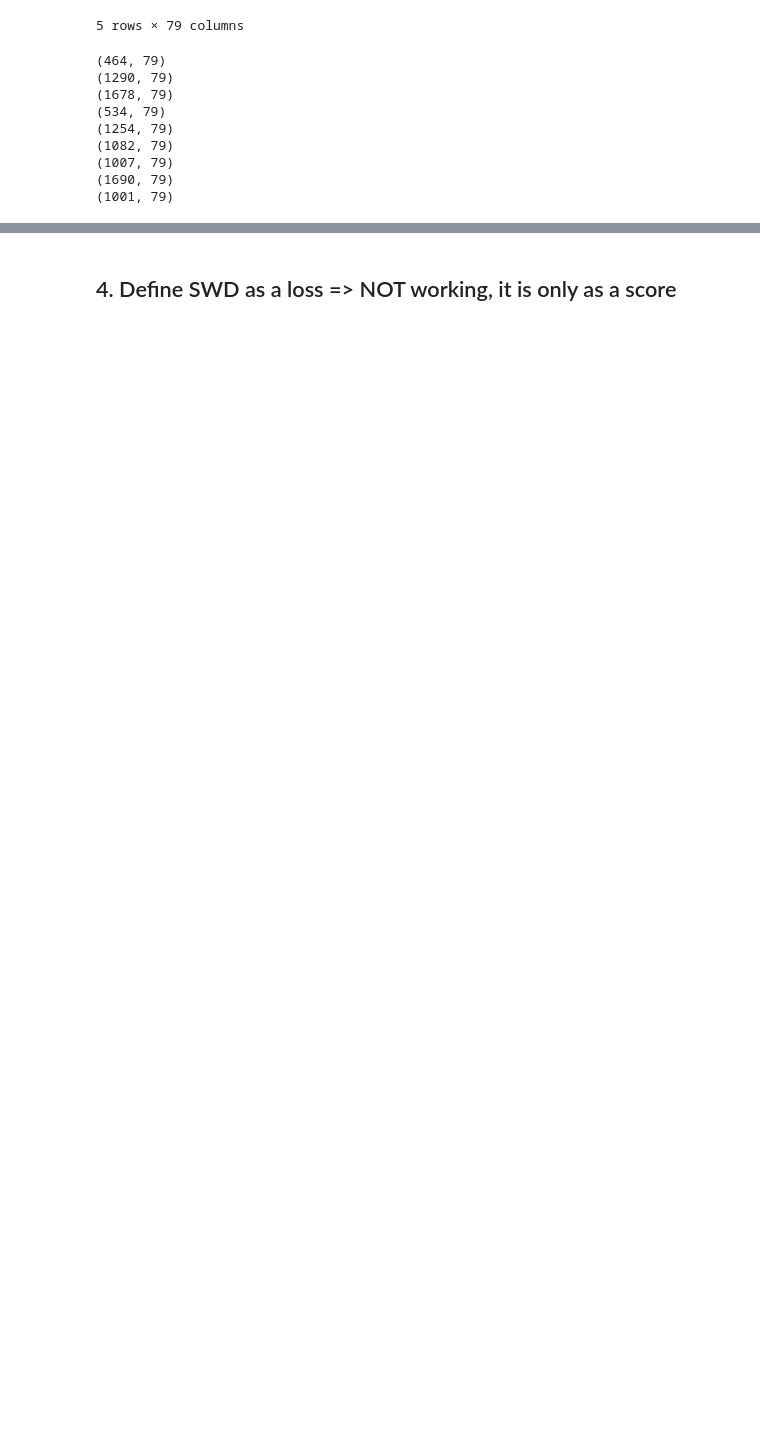
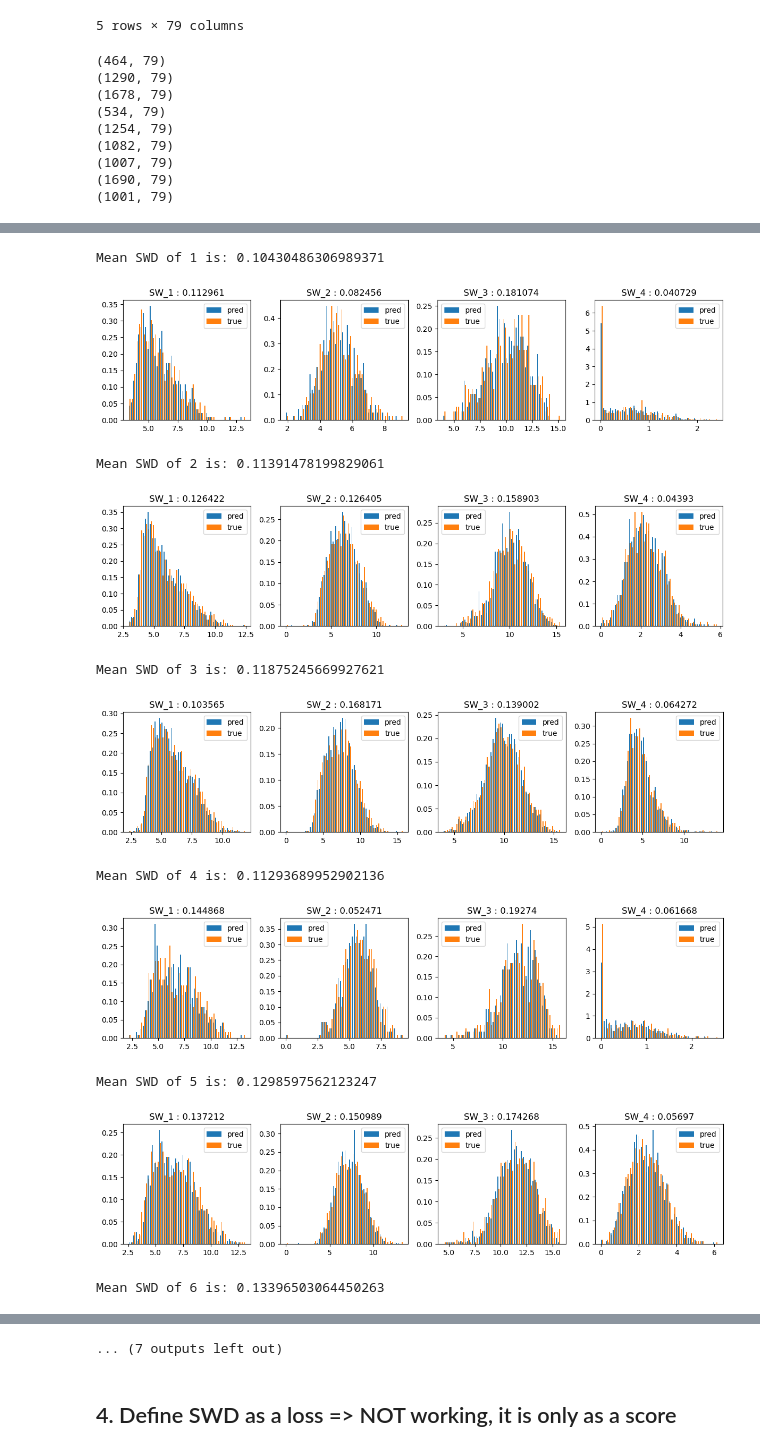
Before and after one commit to FrancoisLbrn/genhack3_crazy_farmers, a Jupyter notebook: notebooks/FL_part2.ipynb, the cells around one changed output, grey strips where cells are left out. Saved outputs shown, nothing was run; the diff lists cells and outputs as text; code cells hidden in the pictures; blank space fills up the shorter version.

```diff
--- a/notebooks/FL_part2.ipynb
+++ b/notebooks/FL_part2.ipynb
@@ -528,0 +594,28 @@ The final SWD using weight is 0.041050464658734784
+# %%
+# Prediction
+
+model_1xgb= xgb.XGBRegressor()
+
+model_1xgb.fit(W, Y)
+
+pred_xgb = model_1xgb.predict(W)
+pred_columns = ["Ypred1", "Ypred2", "Ypred3", "Ypred4"]
+pred_xgb = pd.DataFrame(pred_xgb, columns=pred_columns)
+# %%
+# To force the values between 0 and 15
+pred_xgb = pred_xgb.applymap(lambda x: max(0, min(x, 15.75)))
+# %%
+pred_df = pd.concat([full_df_rt, pred_xgb], axis=1)
+# %%
+dict_scenario = {}
+for scenario in range(1, 10):
+    sc = subset_scenario(pred_df, scenario)
+    W, y = get_train_test_data(sc)
+    # y_pred = sc[pred_columns]
+    y_pred = sc.iloc[:, -4:].to_numpy()
+    dict_scenario[scenario] = {"df" :sc,
+                                            "W" :W,
+                                            "y" :y,
+                                            "pred": y_pred}
+
+dict_scenario_1xgb = dict_scenario.copy()
@@ -528,0 +626,17 @@ The final SWD using weight is 0.041050464658734784
+# %%
+# Display and loss
+
+display_hist_SWD_per_scenario(dict_scenario_1xgb)
+loss_1xgb = compute_final_loss(full_df, dict_scenario_1xgb)
+# %% [output]
+Mean SWD of 1 is: 0.10430486306989371
+[figure, added]
+Mean SWD of 2 is: 0.11391478199829061
+[figure, added]
+Mean SWD of 3 is: 0.11875245669927621
+[figure, added]
+Mean SWD of 4 is: 0.11293689952902136
+[figure, added]
+Mean SWD of 5 is: 0.1298597562123247
+[figure, added]
+Mean SWD of 6 is: 0.13396503064450263
@@ -529,3 +644,4 @@ The final SWD using weight is 0.041050464658734784
+... (7 outputs left out)
 # %% [markdown]
 ## 4. Define SWD as a loss => NOT working, it is only as a score
 # %%
```
Also changed, not shown: parts of 43 cells of this notebook.
